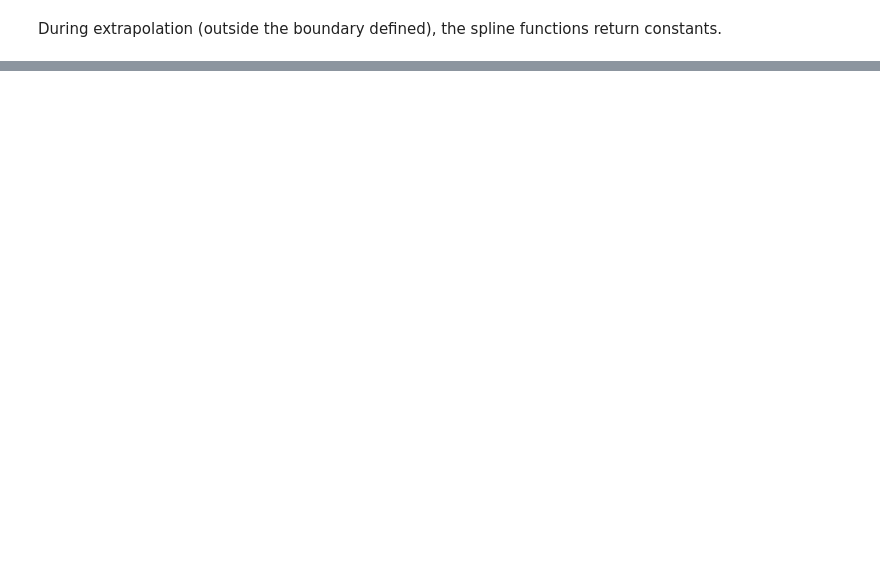
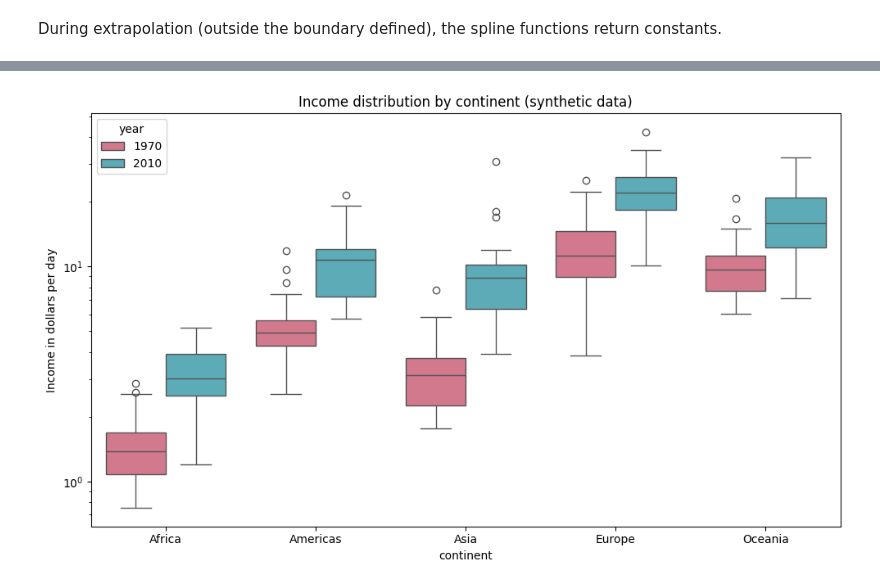
Before and after one commit to sajid-ahmed1/practise_project, a Jupyter notebook: practise_scripts.ipynb, the cells around one changed output, grey strips where cells are left out. Drawn from its saved outputs; the diff is of its cells as text; code cells hidden in the pictures; blank space fills up the shorter version.

Commit message:
data visualisation revision

```diff
--- a/practise_scripts.ipynb
+++ b/practise_scripts.ipynb
@@ -411,0 +481,22 @@ During extrapolation (outside the boundary defined), the spline functions return
+# %%
+import seaborn as sns
+import matplotlib.pyplot as plt
+
+plt.figure(figsize=(10, 6))
+sns.boxplot(
+    data=df,
+    x="continent",
+    y="income",
+    hue="year",
+    palette=["#E16A86", "#4DB6C6"]
+)
+
+plt.yscale("log")   # the original uses log-scale
+plt.ylabel("Income in dollars per day")
+plt.xlabel("continent")
+plt.title("Income distribution by continent (synthetic data)")
+plt.legend(title="year")
+plt.tight_layout()
+plt.show()
+# %% [output]
+[figure, added]
```
Also changed, not shown: parts of 3 cells of this notebook.
